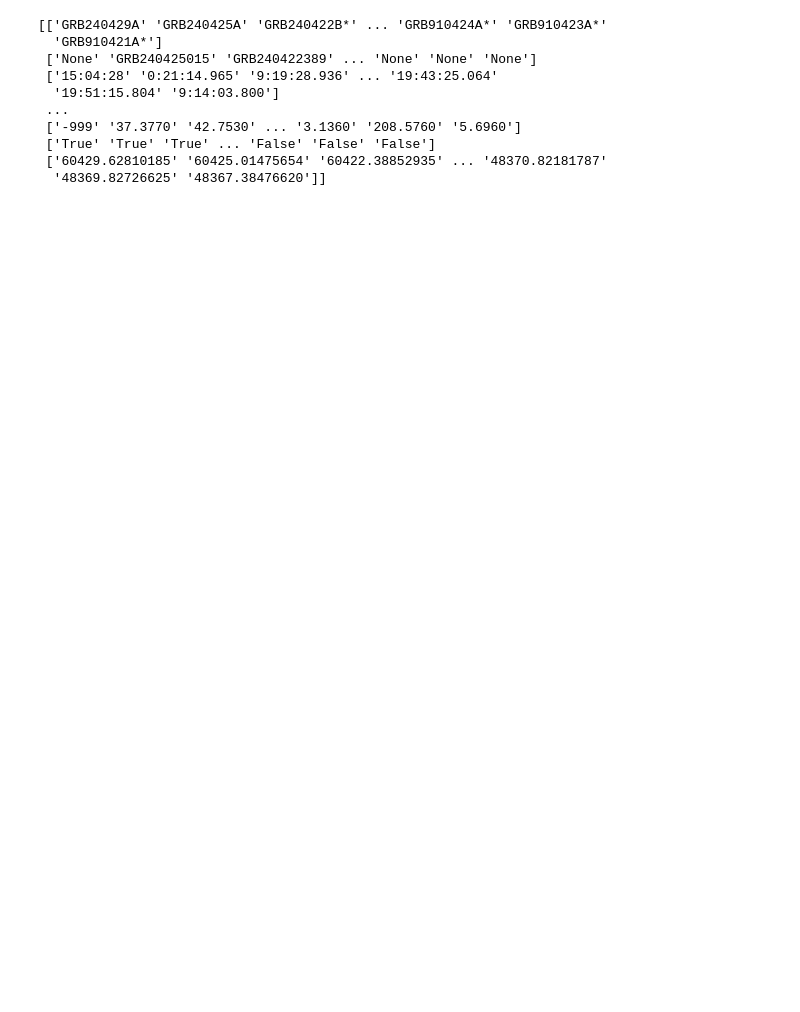
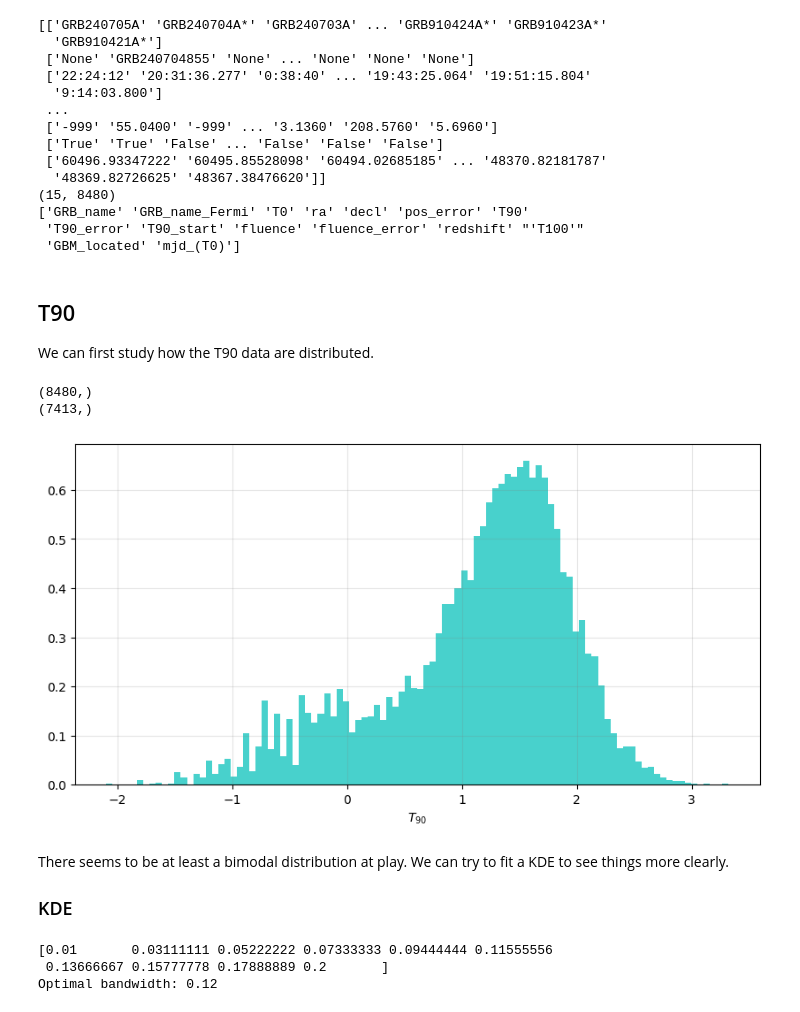
Before and after one commit to Alice-Palladino/astrostatistics_bicocca_2024, a Jupyter notebook: working/L14 - Gamma Ray Bursts.ipynb, the cells around one changed output. Drawn from its saved outputs; the diff is of its cells as text; code cells hidden in the pictures; blank space fills up the shorter version.

```diff
--- a/working/L14 - Gamma Ray Bursts.ipynb
+++ b/working/L14 - Gamma Ray Bursts.ipynb
@@ -1,8 +29,4 @@
 # %%
-import requests
-import numpy as np
-import matplotlib.pyplot as plt
-
 # Download file
 r = requests.get('https://user-web.icecube.wisc.edu/~grbweb_public/Summary_table.txt')
 with open("Summary_table.txt", 'wb') as f:
@@ -16,16 +40,67 @@ with open("Summary_table.txt",'r') as f:
     names= np.array([n.strip().replace(" ","_") for n in f.readlines()[1].replace("#","").replace("\n","").lstrip().split('    ') if n.strip()!=''])
 
 print(data)
-#plt.plot(data[6])
-#plt.hist(data[6])
+print(data.shape)
+print(names)
 # %% [output]
-[['GRB240429A' 'GRB240425A' 'GRB240422B*' ... 'GRB910424A*' 'GRB910423A*'
+[['GRB240705A' 'GRB240704A*' 'GRB240703A' ... 'GRB910424A*' 'GRB910423A*'
   'GRB910421A*']
- ['None' 'GRB240425015' 'GRB240422389' ... 'None' 'None' 'None']
- ['15:04:28' '0:21:14.965' '9:19:28.936' ... '19:43:25.064'
-  '19:51:15.804' '9:14:03.800']
+ ['None' 'GRB240704855' 'None' ... 'None' 'None' 'None']
+ ['22:24:12' '20:31:36.277' '0:38:40' ... '19:43:25.064' '19:51:15.804'
+  '9:14:03.800']
  ...
- ['-999' '37.3770' '42.7530' ... '3.1360' '208.5760' '5.6960']
- ['True' 'True' 'True' ... 'False' 'False' 'False']
- ['60429.62810185' '60425.01475654' '60422.38852935' ... '48370.82181787'
+ ['-999' '55.0400' '-999' ... '3.1360' '208.5760' '5.6960']
+ ['True' 'True' 'False' ... 'False' 'False' 'False']
+ ['60496.93347222' '60495.85528098' '60494.02685185' ... '48370.82181787'
   '48369.82726625' '48367.38476620']]
+(15, 8480)
+['GRB_name' 'GRB_name_Fermi' 'T0' 'ra' 'decl' 'pos_error' 'T90'
+ 'T90_error' 'T90_start' 'fluence' 'fluence_error' 'redshift' "'T100'"
+ 'GBM_located' 'mjd_(T0)']
+# %% [markdown]
+## T90
+
+We can first study how the T90 data are distributed.
+# %%
+t90_prov = np.array(data[6], dtype=float)
+t90_mask = t90_prov > 0
+t90 = t90_prov[t90_mask]
+print(t90_prov.shape)
+print(t90.shape)
+logt90 = np.log10(t90)
+# %% [output]
+(8480,)
+(7413,)
+# %%
+plt.figure(figsize=(10, 5))
+plt.hist(logt90, bins=100, density=True, color='mediumturquoise')
+plt.grid(c='grey', alpha = 0.2)
+plt.xlabel('$T_{90}$')
+plt.show()
+# %% [output]
+[figure, added]
+# %% [markdown]
+There seems to be at least a bimodal distribution at play. We can try to fit a KDE to see things more clearly.
+
+### KDE
+# %%
+def kde_sklearn(data, bandwidth, kernel, xgrid):
+    kde_skl = KernelDensity(bandwidth = bandwidth,
+                            kernel=kernel)
+    kde_skl.fit(data[:, np.newaxis])
+    log_pdf = kde_skl.score_samples(np.log10(xgrid)[:, np.newaxis])
+
+    return np.exp(log_pdf)
+
+xgrid=np.logspace(-2,3,100)
+bwrange = np.linspace(0.01,0.2, 10) # Testing 10 bandwidths from 0.01 to 0.2 with a 5-fold cross validation
+print(bwrange)
+
+grid = GridSearchCV(KernelDensity(), {'bandwidth': bwrange}, cv= 5)
+grid.fit(logt90[:, None])
+h_opt = grid.best_params_['bandwidth']
+print('Optimal bandwidth: %.2f' % h_opt)
+# %% [output]
+[0.01       0.03111111 0.05222222 0.07333333 0.09444444 0.11555556
+ 0.13666667 0.15777778 0.17888889 0.2       ]
+Optimal bandwidth: 0.12
```
Also changed, not shown: parts of 13 cells of this notebook.
